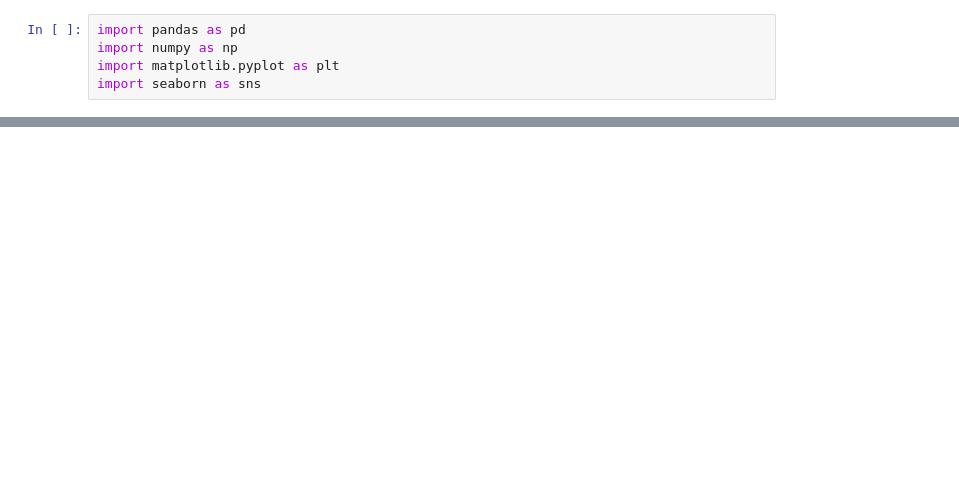
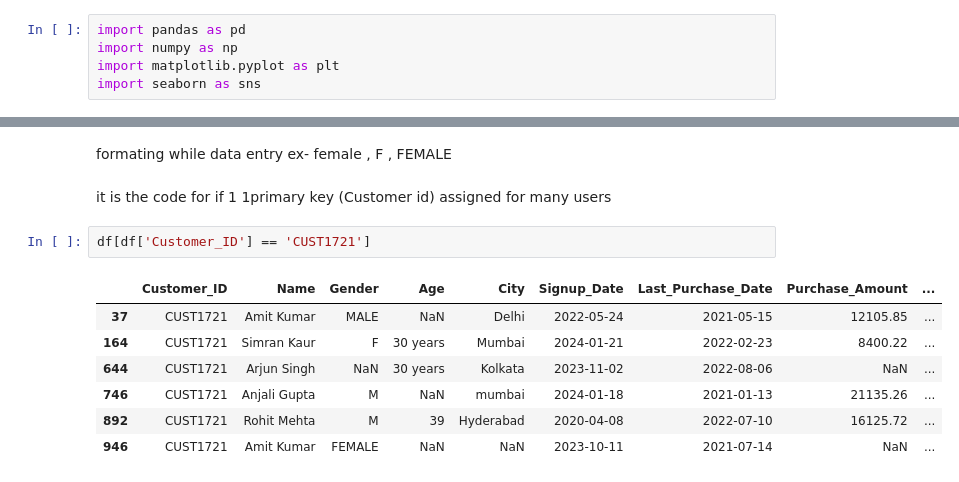
Before and after one commit to priyayadav2004/Customer-Sales-Analysis, a Jupyter notebook: sales.ipynb, the cells around one changed output, grey strips where cells are left out. Drawn from its saved outputs; the diff is of its cells as text; blank space fills up the shorter version.

```diff
--- a/sales.ipynb
+++ b/sales.ipynb
@@ -35,0 +126,14 @@ memory usage: 1.3+ GB
+# %% [markdown]
+formating while data entry ex- female , F , FEMALE
+# %% [markdown]
+it is the code for if 1 1primary key (Customer id) assigned for many users
+# %%
+df[df['Customer_ID'] == 'CUST1721']
+# %% [output]
+|  | Customer_ID | Name | Gender | Age | City | Signup_Date | Last_Purchase_Date | Purchase_Amount | ... |
+| 37 | CUST1721 | Amit Kumar | MALE | NaN | Delhi | 2022-05-24 | 2021-05-15 | 12105.85 | ... |
+| 164 | CUST1721 | Simran Kaur | F | 30 years | Mumbai | 2024-01-21 | 2022-02-23 | 8400.22 | ... |
+| 644 | CUST1721 | Arjun Singh | NaN | 30 years | Kolkata | 2023-11-02 | 2022-08-06 | NaN | ... |
+| 746 | CUST1721 | Anjali Gupta | M | NaN | mumbai | 2024-01-18 | 2021-01-13 | 21135.26 | ... |
+| 892 | CUST1721 | Rohit Mehta | M | 39 | Hyderabad | 2020-04-08 | 2022-07-10 | 16125.72 | ... |
+| 946 | CUST1721 | Amit Kumar | FEMALE | NaN | NaN | 2023-10-11 | 2021-07-14 | NaN | ... |
```
Also changed, not shown: parts of 81 cells of this notebook, 1 other file.
